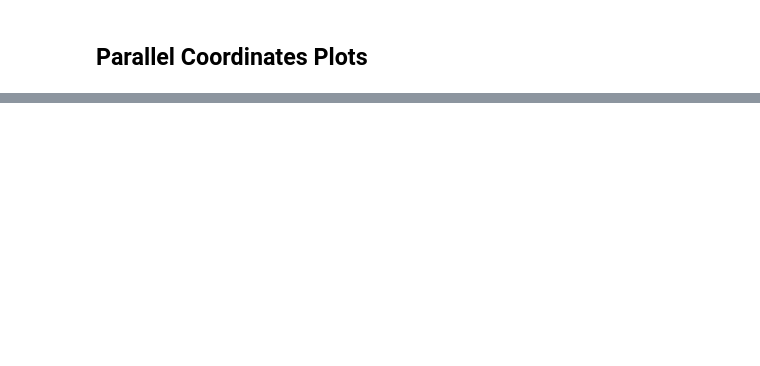
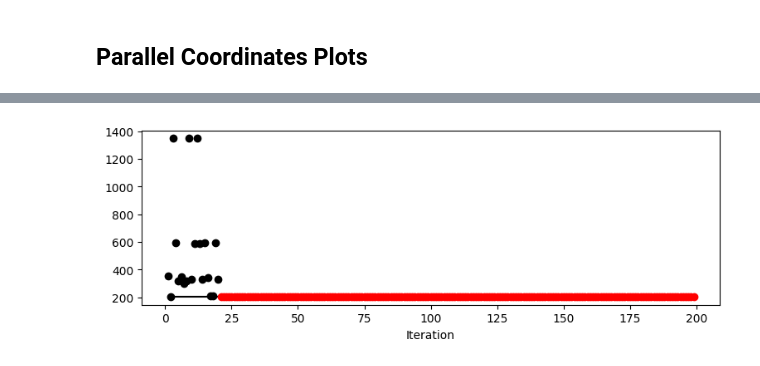
Before and after one commit to sn-code-inside/online-machine-learning, a Jupyter notebook: ch10_friedman-hpt-htr.ipynb, the cells around one changed output, grey strips where cells are left out. Drawn from its saved outputs; the diff is of its cells as text; code cells hidden in the pictures; blank space fills up the shorter version.

```diff
--- a/ch10_friedman-hpt-htr.ipynb
+++ b/ch10_friedman-hpt-htr.ipynb
@@ -574,0 +578,2 @@ spot_tuner.parallel_plot()
+# %%
+PREFIX="CH10_HTR_2"
@@ -574,0 +596,29 @@ spot_tuner.parallel_plot()
+# %%
+
+target_column = "y"
+metric = mean_absolute_error
+horizon = 7*24
+n_train = horizon
+p_1 = int(n_train/4)
+p_2 = int(n_train/2)
+position=(p_1, p_2)
+dataset_train = synth.FriedmanDrift(
+   drift_type='gra',
+   position=position,
+   seed=123
+)
+
+train = convert_to_df(dataset_train, n_total=n_train)
+train.columns = [f"x{i}" for i in range(1, 11)] + [target_column]
+
+n_val = 10_000
+p_1 = int(n_val/4)
+p_2 = int(n_val/2)
+position=(p_1, p_2)
+dataset_val = synth.FriedmanDrift(
+   drift_type='gra',
+   position=position,
+   seed=124
+)
+val = convert_to_df(dataset_val, n_total=n_val)
+val.columns = [f"x{i}" for i in range(1, 11)] + [target_column]
@@ -574,0 +676,9 @@ spot_tuner.parallel_plot()
+# %%
+spot_tuner_2 = spot.Spot(
+    fun=fun,
+    fun_control=fun_control,
+    design_control=design_control,
+    surrogate_control=surrogate_control,
+    optimizer_control=optimizer_control,
+)
+res = spot_tuner_2.run()
@@ -574,0 +718,4 @@ spot_tuner.parallel_plot()
+# %%
+spot_tuner_2.plot_progress(log_y=False, filename="./figures/" + PREFIX +"_progress.pdf")
+# %% [output]
+[figure, added]
```
Also changed, not shown: parts of 18 cells of this notebook, 9 other files.
